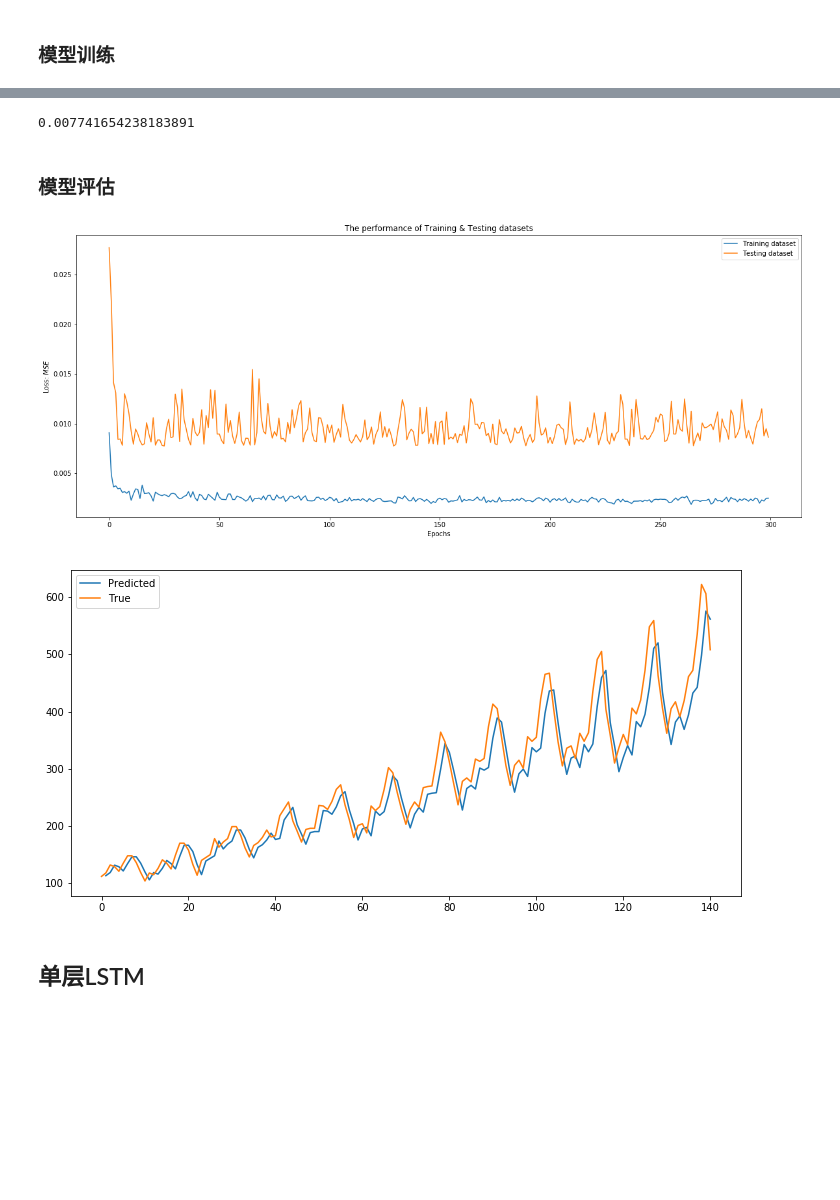
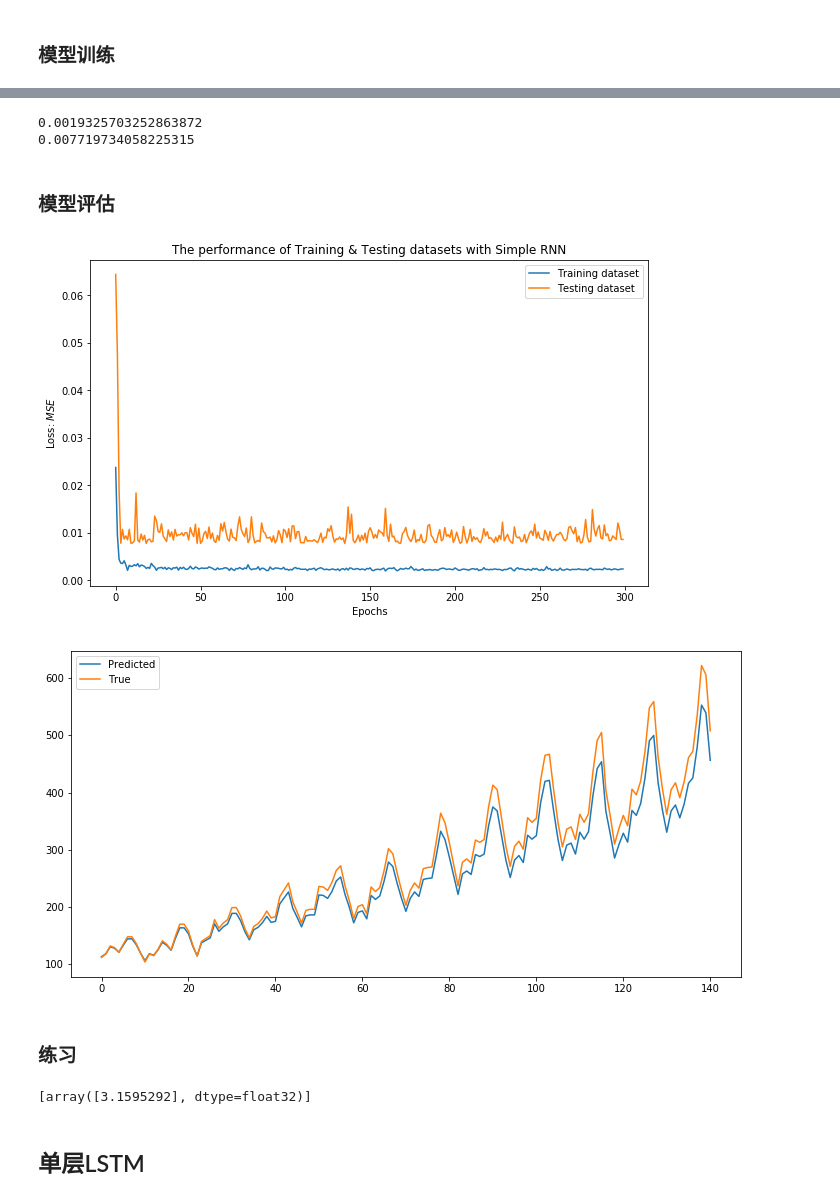
Before and after one commit to 1148030615/Tencent_Education_Deep_Learning_Course, a Jupyter notebook: Airline_passengers_prediction_Time_Series_RNN.ipynb, the cells around one changed output, grey strips where cells are left out. Cells and saved outputs as stored; diff of their text form; code cells hidden in the pictures; blank space fills up the shorter version.

```diff
--- a/Airline_passengers_prediction_Time_Series_RNN.ipynb
+++ b/Airline_passengers_prediction_Time_Series_RNN.ipynb
@@ -149,29 +203,27 @@ Y_test:  (42,)
 model = Sequential()
 
 # 第一层
-model.add(SimpleRNN(
-                    50, # 第一层的输出
-                    input_shape = (None, 1), # 输入是一维度， 所以为1
-                    return_sequences = False   # 最后一层用False
-))
+model.add(SimpleRNN(50, # 第一层的输出
+                    input_shape = (None, 1), # 输入是一维度，只有一个特征， 所以为1
+                    return_sequences = False))   # 最后一层用False
+
 model.add(Dropout(0.2))
 
 # 第二层, 用Dense, 上一层的输出结果全部乘以一个矩阵， 最终得到一个数。
 model.add(Dense(1)) # 期望输出的数的个数,我们的输出是一个数
 model.add(Activation("linear"))
 
-model.compile(loss = "mse", optimizer = "rmsprop") # 线性回归问题用 rmsprop
+model.compile(loss = "mse", optimizer = "rmsprop") # 回归问题用 mse
 
-#tensorboad = Tensorboard(log_dir='log')
 filepath = "weights-best-0.hdf5" #"weights-improvement-{epoch:02d}-{val_loss:.2f}.hdf5"
 checkpoint = ModelCheckpoint(filepath, monitor='loss',mode='min' ,save_best_only='True')
 
 callback_lists=[checkpoint]
 
-#checkpoint = ModelCheckpoint(filepath= "/content/", #(就是你准备存放最好模型的地方)
-#                            monitor="mse", # (或者换成你想监视的值,比如acc,loss,
+#checkpoint = ModelCheckpoint(filepath= "/content/", #(存放最好模型的地方)
+#                            monitor="mse", # (想监视的值,比如acc,loss,
 #
-#                            # verbose=1(如果你喜欢进度条,那就选1,如果喜欢清爽的就选0,verbose=冗余的),
+#                            # verbose=1(如果喜欢进度条,选1,如果喜欢清爽的就选0,verbose=冗余的),
 #                            save_best_only="True", # (只保存最好的模型,也可以都保存),
 #                            mode="auto") #(如果监视器monitor选val_acc, mode就选'max',如果monitor选acc,mode也可以选'max',如果monitor选loss,mode就选'min'),一般情况下选'auto',
 #                            #period=1(checkpoints之间间隔的epoch数))
@@ -261,26 +312,28 @@ Epoch 300/300
-# %%
-min(history_0.history["val_loss"])
-# %% [output]
-0.007741654238183891
+# %%
+print(min(history_0.history["loss"]))
+print(min(history_0.history["val_loss"]))
+# %% [output]
+0.0019325703252863872
+0.007719734058225315
 # %% [markdown]
 ### 模型评估
 # %%
-plt.figure(figsize = (20, 8))
+plt.figure(figsize = (10, 6))
 plt.plot(history_0.history["loss"])
 plt.plot(history_0.history["val_loss"])
 plt.legend(["Training dataset", "Testing dataset"])
 #plt.xticks(range(0, epochs + 1, 5))
 plt.ylabel("Loss: $MSE$")
 plt.xlabel("Epochs")
-plt.title("The performance of Training & Testing datasets")
+plt.title("The performance of Training & Testing datasets with Simple RNN")
 plt.show()
 # %% [output]
-[figure, old version]
+[figure, new version]
 # %%
 model = load_model('weights-best-0.hdf5')
 sequence_length = 1
-auto_predict_0 = [np.array([[np.nan]])]
-for i in range(len(data)-sequence_length):
+auto_predict_0 = []
+for i in range(len(data)-sequence_length + 1):
   temp = data.values[i: i + sequence_length]
   #print(temp)
   temp = np.reshape(temp, (1, sequence_length, 1))
@@ -294,7 +347,24 @@ plt.plot(scaler.inverse_transform(data))
 plt.legend(["Predicted", "True"])
 plt.show()
 # %% [output]
-[figure, old version]
+[figure, new version]
+# %% [markdown]
+### 练习
+# %%
+x = np.array([[1],[3],[5]])
+
+model = load_model('weights-best-0.hdf5')
+sequence_length = 3
+auto_predict_0 = []
+for i in range(len(x)-sequence_length + 1):
+  temp = x[i: i + sequence_length]
+  #print(temp)
+  temp = np.reshape(temp, (1, sequence_length, 1))
+  res = model.predict(temp)
+  auto_predict_0.append(res[0])
+auto_predict_0
+# %% [output]
+[array([3.1595292], dtype=float32)]
 # %% [markdown]
 ## 单层LSTM
 # %%
```
Also changed, not shown: parts of 55 cells of this notebook.
